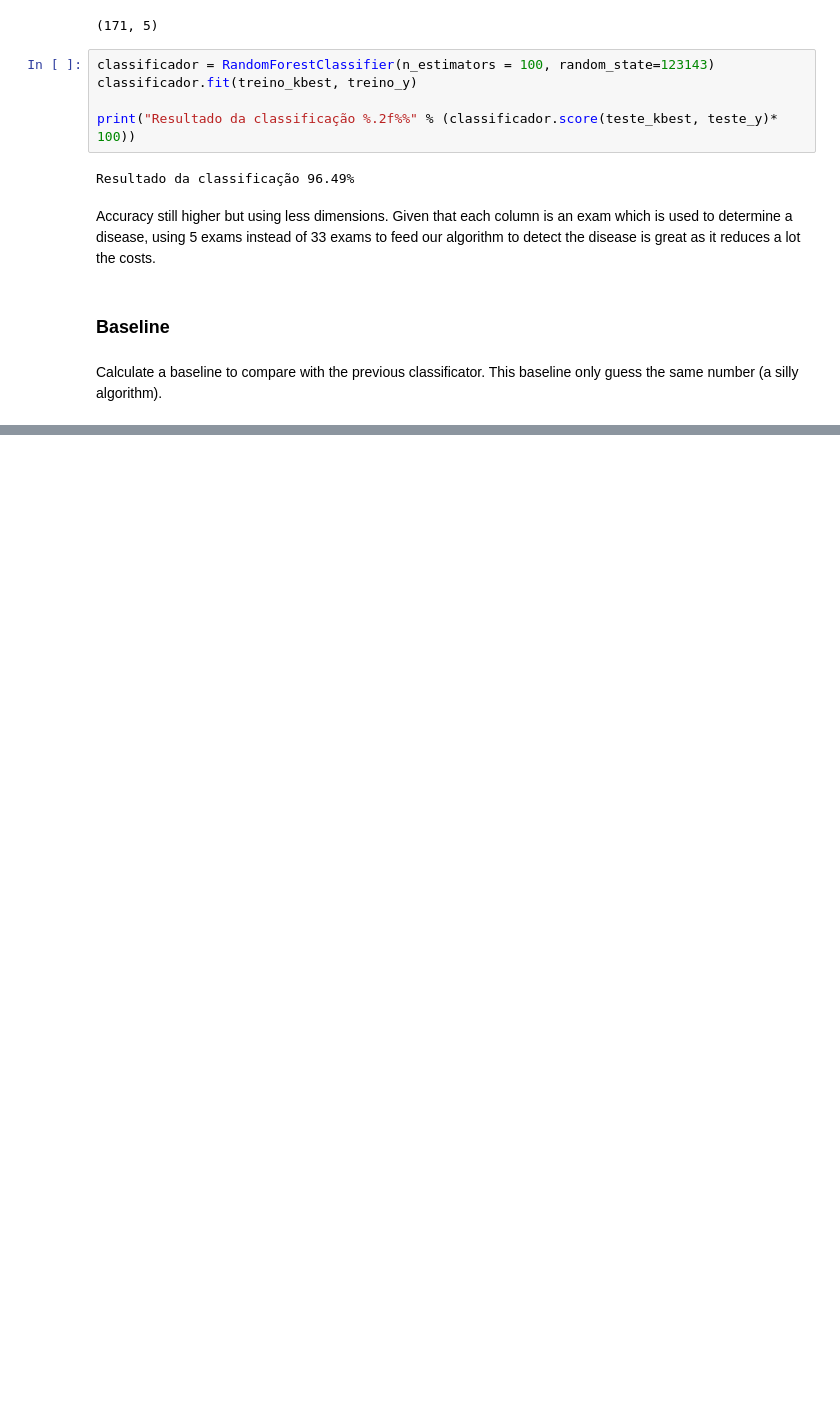
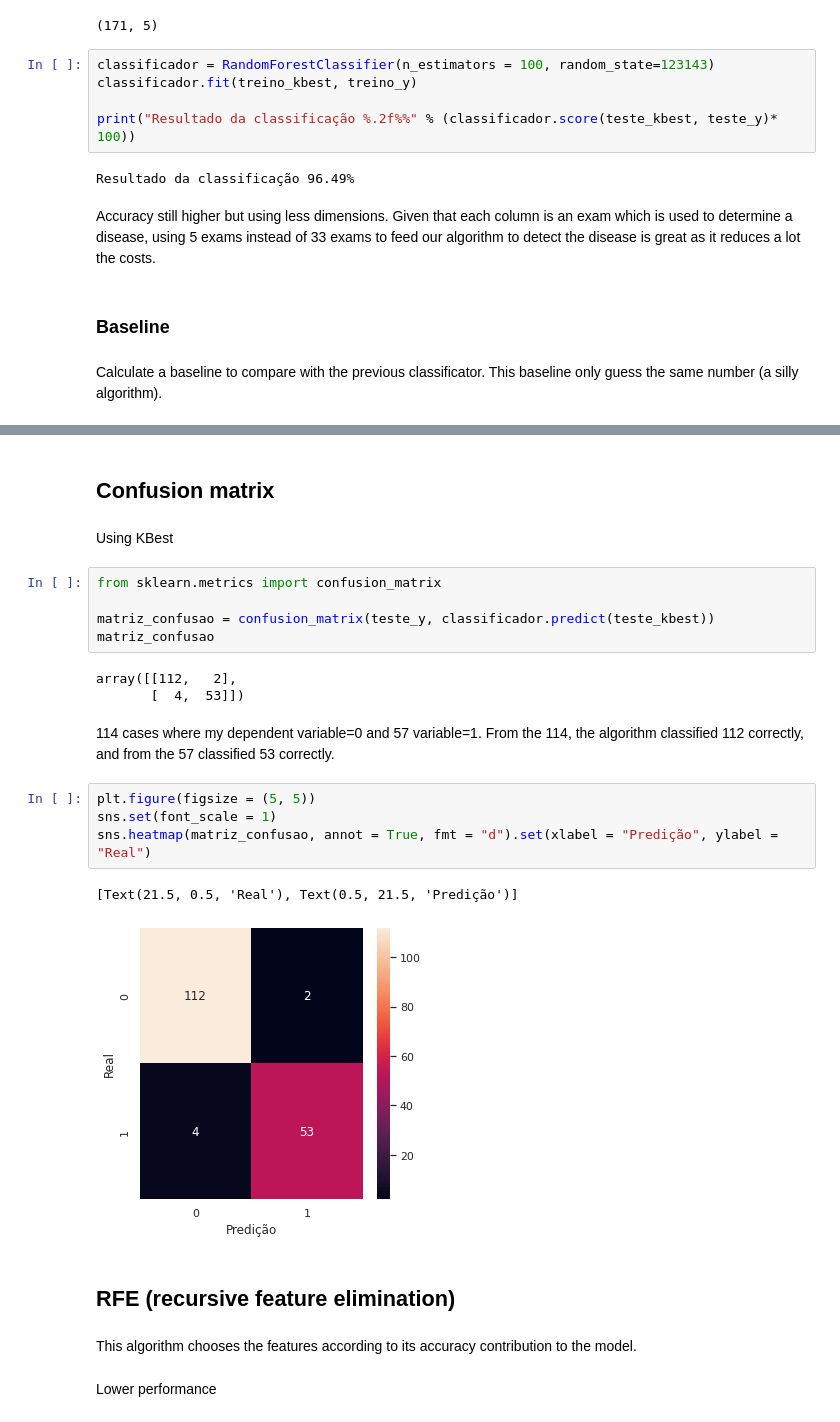
Before and after one commit to MarceloPiemonteRibeiro/learning-Machine-learning, a Jupyter notebook: SKLearn/Features_selection_PCA_RFE(CV)_SelectKBest.ipynb, the cells around one changed output, grey strips where cells are left out. Cells and saved outputs as stored; diff of their text form; blank space fills up the shorter version.

```diff
--- a/SKLearn/Features_selection_PCA_RFE(CV)_SelectKBest.ipynb
+++ b/SKLearn/Features_selection_PCA_RFE(CV)_SelectKBest.ipynb
@@ -380,0 +393,27 @@ Resultado da classificação boba 61.40%
+# %% [markdown]
+## Confusion matrix
+# %% [markdown]
+Using KBest
+# %%
+from sklearn.metrics import confusion_matrix
+
+matriz_confusao = confusion_matrix(teste_y, classificador.predict(teste_kbest))
+matriz_confusao
+# %% [output]
+array([[112,   2],
+       [  4,  53]])
+# %% [markdown]
+114 cases where my dependent variable=0 and 57 variable=1. From the 114, the algorithm classified 112 correctly, and from the 57 classified 53 correctly.
+# %%
+plt.figure(figsize = (5, 5))
+sns.set(font_scale = 1)
+sns.heatmap(matriz_confusao, annot = True, fmt = "d").set(xlabel = "Predição", ylabel = "Real")
+# %% [output]
+[Text(21.5, 0.5, 'Real'), Text(0.5, 21.5, 'Predição')]
+[figure, added]
+# %% [markdown]
+## RFE (recursive feature elimination)
+# %% [markdown]
+This algorithm chooses the features according to its accuracy contribution to the model.
+# %% [markdown]
+Lower performance
```
Also changed, not shown: parts of 43 cells of this notebook.
